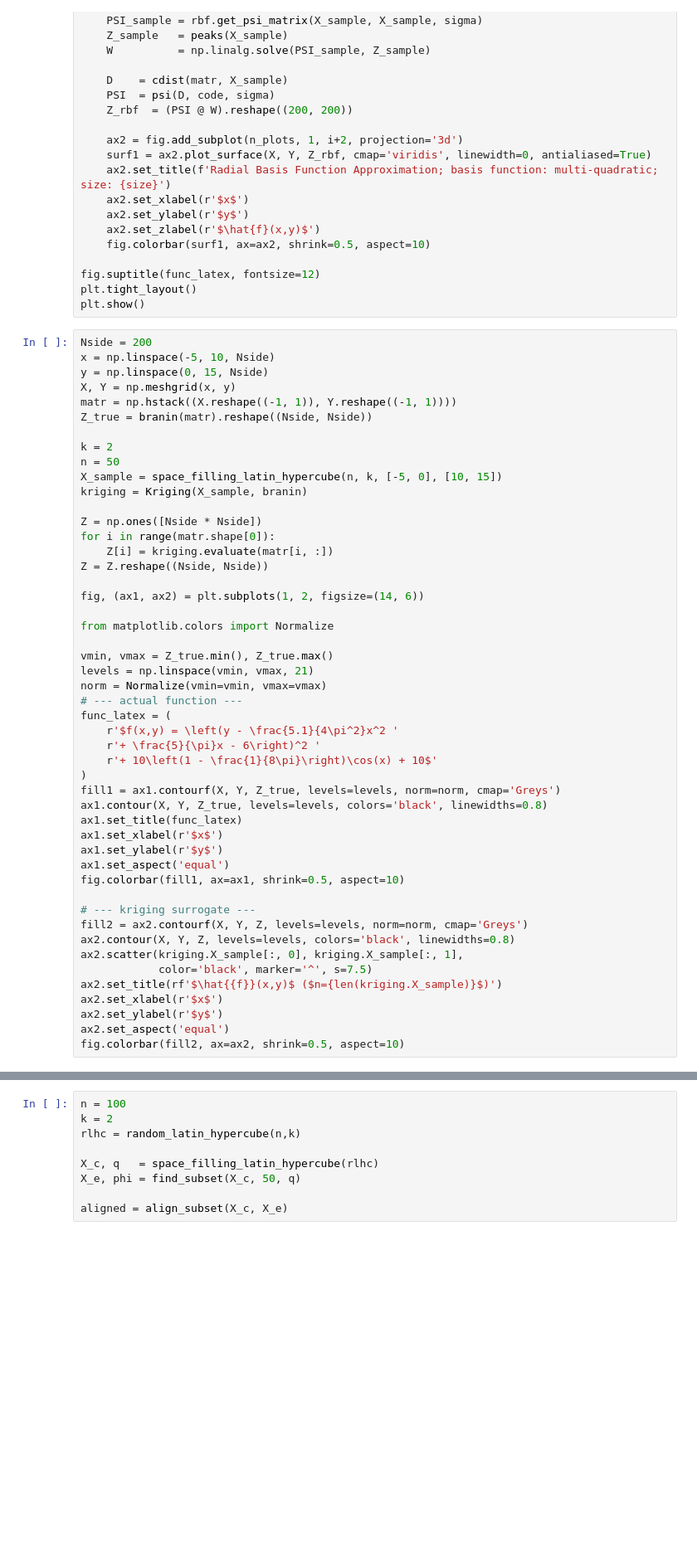
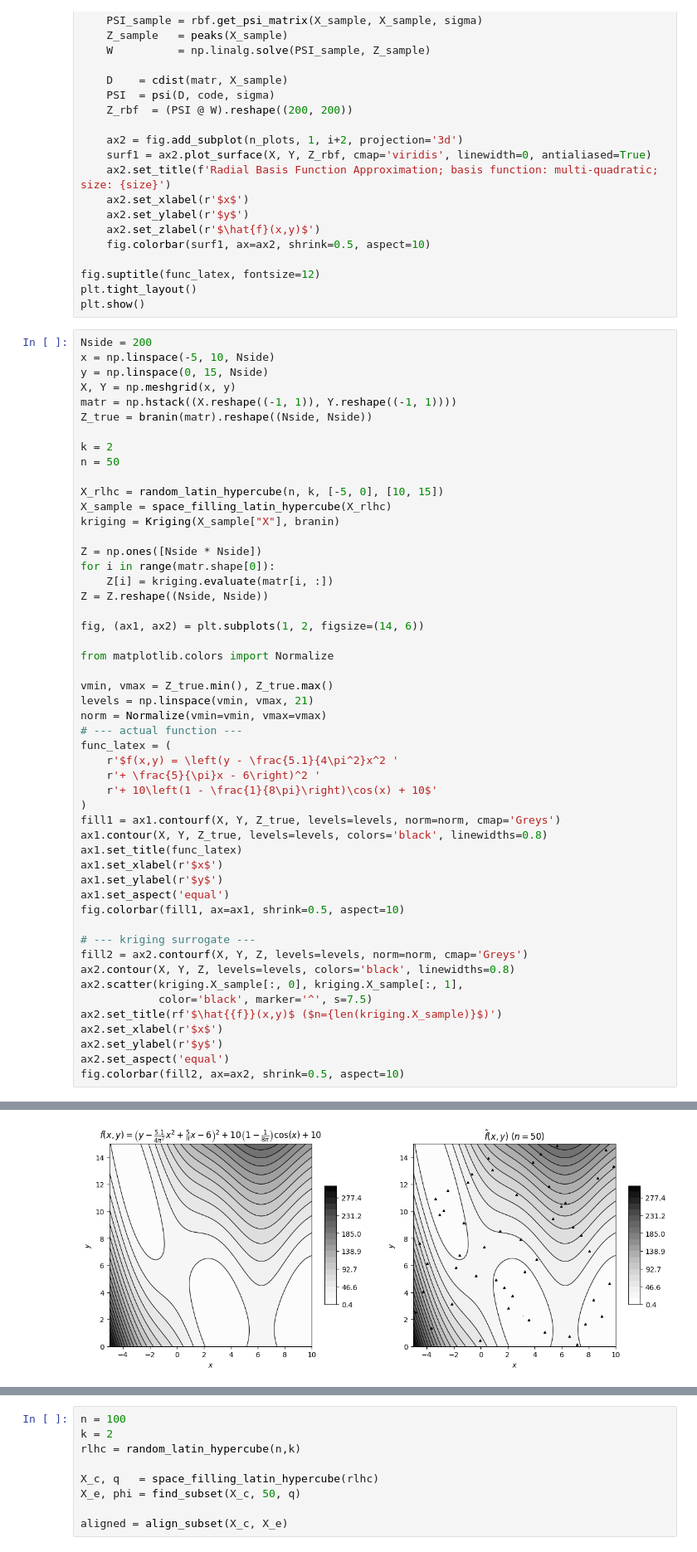
Before and after one commit to ijs32/rceu-2026, a Jupyter notebook: src/ian/surrogate-modeling/chapter-2/chapter_2.ipynb, the cells around one changed output, grey strips where cells are left out. Shown at 83% size. Cells and saved outputs as stored; diff of their text form; blank space fills up the shorter version.

```diff
--- a/src/ian/surrogate-modeling/chapter-2/chapter_2.ipynb
+++ b/src/ian/surrogate-modeling/chapter-2/chapter_2.ipynb
@@ -185,8 +185,10 @@ Z_true = branin(matr).reshape((Nside, Nside))
 
 k = 2
 n = 50
-X_sample = space_filling_latin_hypercube(n, k, [-5, 0], [10, 15])
-kriging = Kriging(X_sample, branin)
+
+X_rlhc = random_latin_hypercube(n, k, [-5, 0], [10, 15])
+X_sample = space_filling_latin_hypercube(X_rlhc)
+kriging = Kriging(X_sample["X"], branin)
 
 Z = np.ones([Nside * Nside])
 for i in range(matr.shape[0]):
@@ -224,3 +226,4 @@ ax2.set_xlabel(r'$x$')
 ax2.set_ylabel(r'$y$')
 ax2.set_aspect('equal')
 fig.colorbar(fill2, ax=ax2, shrink=0.5, aspect=10)
+# %% [output]
@@ -227,3 +231,4 @@ fig.colorbar(fill2, ax=ax2, shrink=0.5, aspect=10)
+[figure, added]
 # %%
 func_latex = (r'$f(x,y) = 3(1-x)^2 e^{-x^2-(y+1)^2} '
               r'- 10\left(\frac{x}{5} - x^3 - y^5\right) e^{-x^2-y^2} '
```
Also changed, not shown: parts of 4 cells of this notebook, 21 other files.
